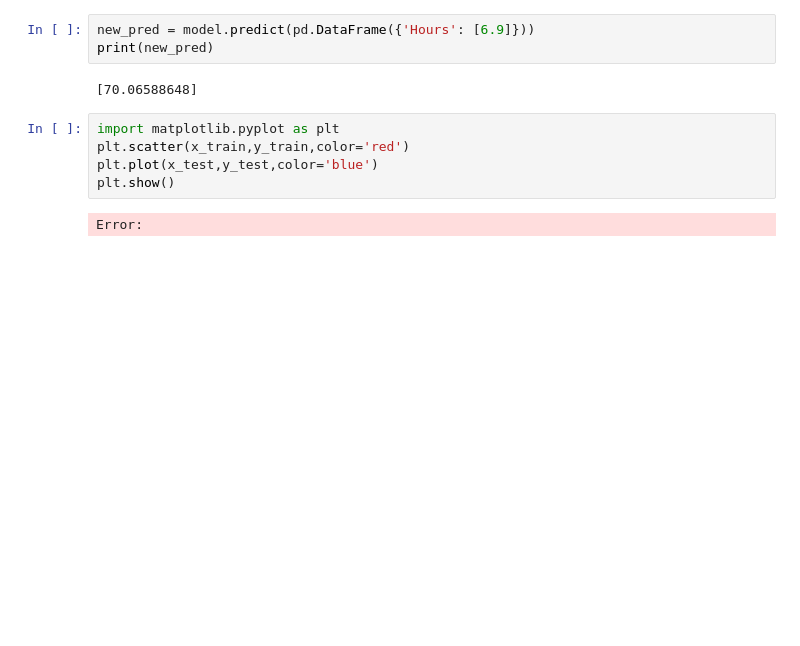
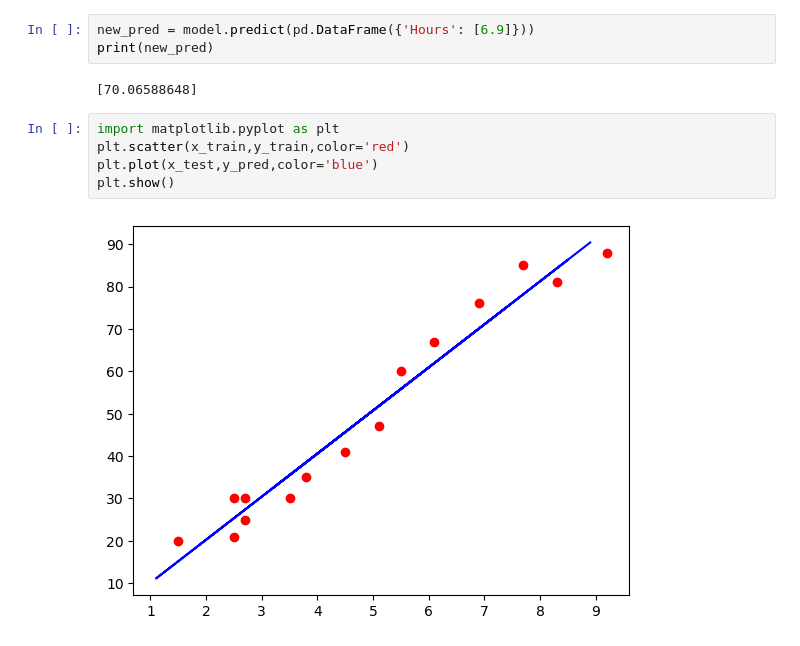
Before and after one commit to CricketFan18/AD-Lab, a Jupyter notebook: Day 2 (8-12)/Linear Regression.ipynb, the cells around one changed output. Cells and saved outputs as stored; diff of their text form; blank space fills up the shorter version.

```diff
--- a/Day 2 (8-12)/Linear Regression.ipynb
+++ b/Day 2 (8-12)/Linear Regression.ipynb
@@ -204,7 +185,7 @@ print(new_pred)
 # %%
 import matplotlib.pyplot as plt
 plt.scatter(x_train,y_train,color='red')
-plt.plot(x_test,y_test,color='blue')
+plt.plot(x_test,y_pred,color='blue')
 plt.show()
 # %% [output]
-Error:
+[figure, added]
```
Also changed, not shown: parts of 1 cell of this notebook, 4 other files.
